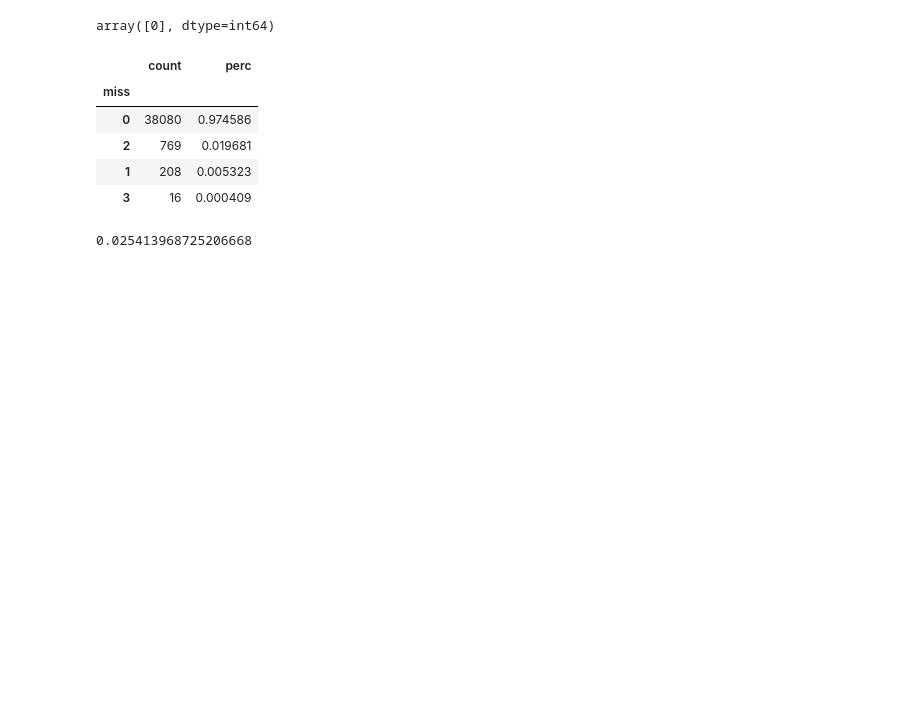
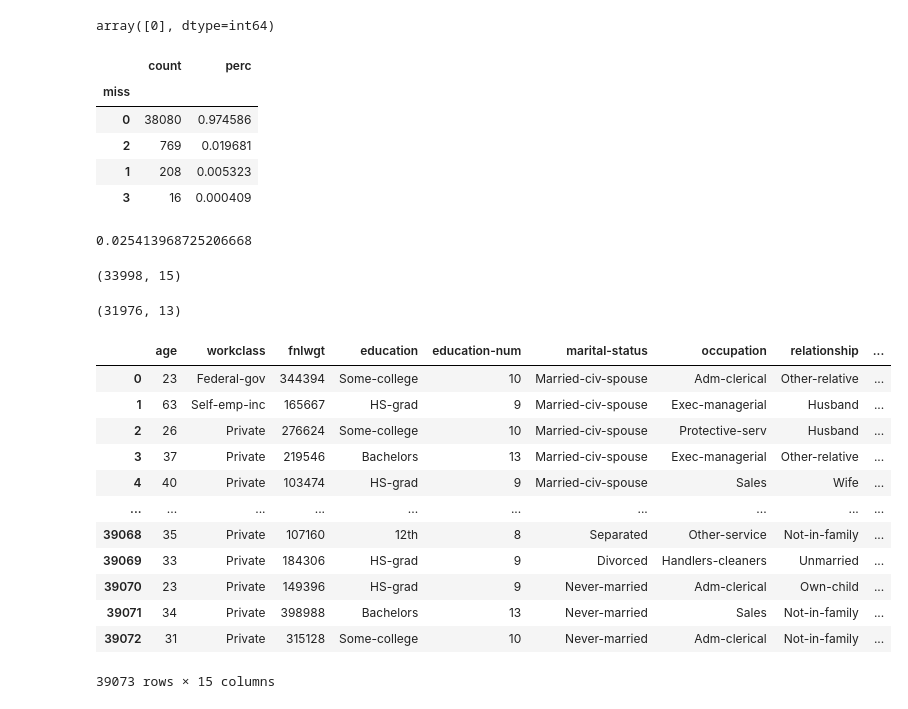
Before and after one commit to Staszek15/Data-Mining-Project, a Jupyter notebook: temporary.ipynb, the cells around one changed output. Saved outputs shown, nothing was run; the diff lists cells and outputs as text; code cells hidden in the pictures; blank space fills up the shorter version.

```diff
--- a/temporary.ipynb
+++ b/temporary.ipynb
@@ -129,3 +134,27 @@ d
 d.loc[2:,"perc"].sum()
 # %% [output]
 0.025413968725206668
+# %%
+raw_train[raw_train['capital-gain'] - raw_train['capital-loss'] != 0].shape
+# %% [output]
+(33998, 15)
+# %%
+cl_train[cl_train['capital']== 0].shape
+# %% [output]
+(31976, 13)
+# %%
+raw_train
+# %% [output]
+|  | age | workclass | fnlwgt | education | education-num | marital-status | occupation | relationship | ... |
+| 0 | 23 | Federal-gov | 344394 | Some-college | 10 | Married-civ-spouse | Adm-clerical | Other-relative | ... |
+| 1 | 63 | Self-emp-inc | 165667 | HS-grad | 9 | Married-civ-spouse | Exec-managerial | Husband | ... |
+| 2 | 26 | Private | 276624 | Some-college | 10 | Married-civ-spouse | Protective-serv | Husband | ... |
+| 3 | 37 | Private | 219546 | Bachelors | 13 | Married-civ-spouse | Exec-managerial | Other-relative | ... |
+| 4 | 40 | Private | 103474 | HS-grad | 9 | Married-civ-spouse | Sales | Wife | ... |
+| ... | ... | ... | ... | ... | ... | ... | ... | ... | ... |
+| 39068 | 35 | Private | 107160 | 12th | 8 | Separated | Other-service | Not-in-family | ... |
+| 39069 | 33 | Private | 184306 | HS-grad | 9 | Divorced | Handlers-cleaners | Unmarried | ... |
+| 39070 | 23 | Private | 149396 | HS-grad | 9 | Never-married | Adm-clerical | Own-child | ... |
+| 39071 | 34 | Private | 398988 | Bachelors | 13 | Never-married | Sales | Not-in-family | ... |
+| 39072 | 31 | Private | 315128 | Some-college | 10 | Never-married | Adm-clerical | Not-in-family | ... |
+39073 rows × 15 columns
```
Also changed, not shown: parts of 1 cell of this notebook, 6 other files.
